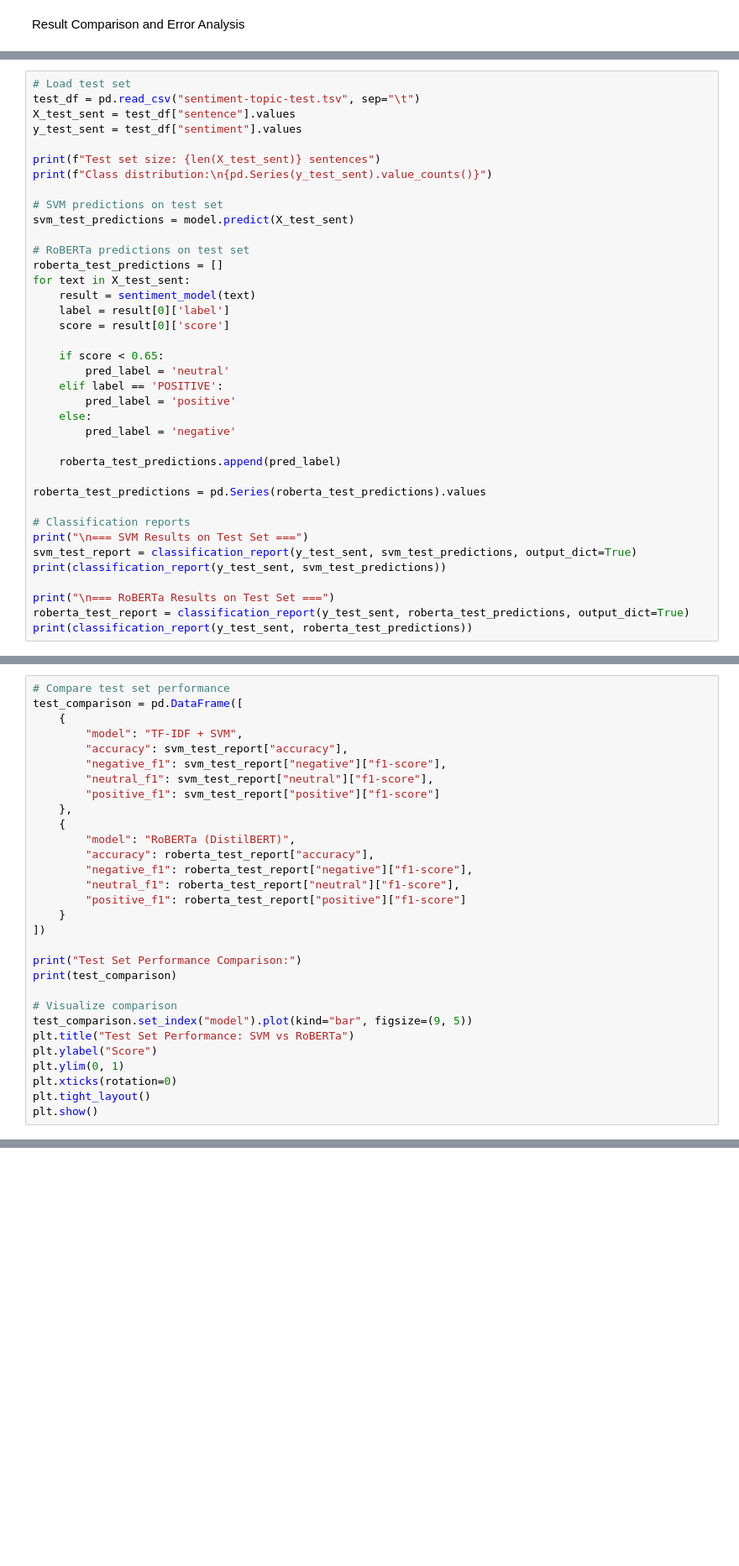
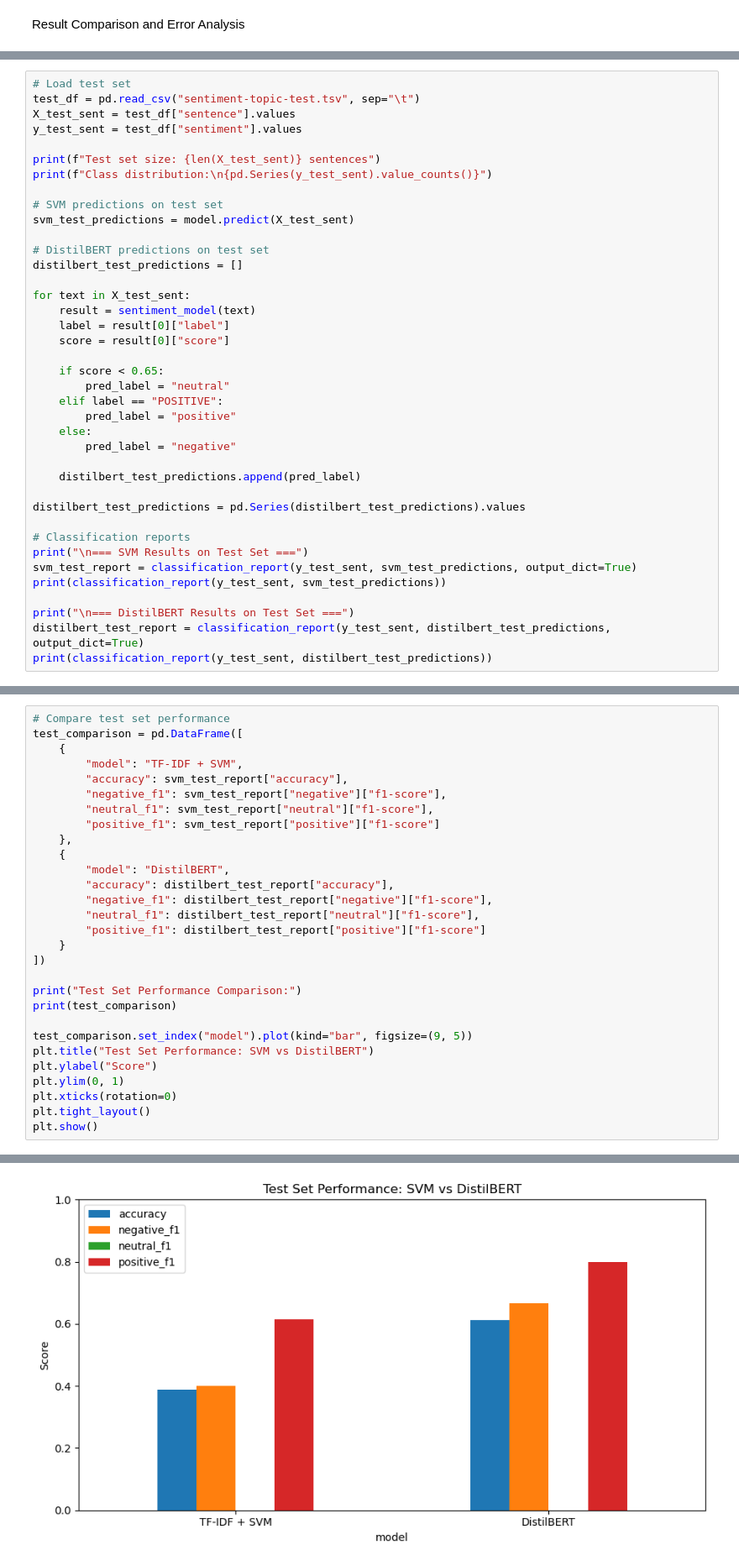
Before and after one commit to bgratz1/TextMiningLab1, a Jupyter notebook: final_project/Final_Project_Text_Mining.ipynb, the cells around one changed output, grey strips where cells are left out. Shown at 84% size. Cells and saved outputs as stored; diff of their text form; blank space fills up the shorter version.

```diff
--- a/final_project/Final_Project_Text_Mining.ipynb
+++ b/final_project/Final_Project_Text_Mining.ipynb
@@ -227,29 +269,30 @@ print(f"Class distribution:\n{pd.Series(y_test_sent).value_counts()}")
 # SVM predictions on test set
 svm_test_predictions = model.predict(X_test_sent)
 
-# RoBERTa predictions on test set
-roberta_test_predictions = []
+# DistilBERT predictions on test set
+distilbert_test_predictions = []
+
 for text in X_test_sent:
     result = sentiment_model(text)
-    label = result[0]['label']
-    score = result[0]['score']
+    label = result[0]["label"]
+    score = result[0]["score"]
 
     if score < 0.65:
-        pred_label = 'neutral'
-    elif label == 'POSITIVE':
-        pred_label = 'positive'
+        pred_label = "neutral"
+    elif label == "POSITIVE":
+        pred_label = "positive"
     else:
-        pred_label = 'negative'
+        pred_label = "negative"
 
-    roberta_test_predictions.append(pred_label)
+    distilbert_test_predictions.append(pred_label)
 
-roberta_test_predictions = pd.Series(roberta_test_predictions).values
+distilbert_test_predictions = pd.Series(distilbert_test_predictions).values
 
 # Classification reports
 print("\n=== SVM Results on Test Set ===")
 svm_test_report = classification_report(y_test_sent, svm_test_predictions, output_dict=True)
 print(classification_report(y_test_sent, svm_test_predictions))
 
-print("\n=== RoBERTa Results on Test Set ===")
-roberta_test_report = classification_report(y_test_sent, roberta_test_predictions, output_dict=True)
-print(classification_report(y_test_sent, roberta_test_predictions))
+print("\n=== DistilBERT Results on Test Set ===")
+distilbert_test_report = classification_report(y_test_sent, distilbert_test_predictions, output_dict=True)
+print(classification_report(y_test_sent, distilbert_test_predictions))
@@ -264,22 +325,22 @@ test_comparison = pd.DataFrame([
         "positive_f1": svm_test_report["positive"]["f1-score"]
     },
     {
-        "model": "RoBERTa (DistilBERT)",
-        "accuracy": roberta_test_report["accuracy"],
-        "negative_f1": roberta_test_report["negative"]["f1-score"],
-        "neutral_f1": roberta_test_report["neutral"]["f1-score"],
-        "positive_f1": roberta_test_report["positive"]["f1-score"]
+        "model": "DistilBERT",
+        "accuracy": distilbert_test_report["accuracy"],
+        "negative_f1": distilbert_test_report["negative"]["f1-score"],
+        "neutral_f1": distilbert_test_report["neutral"]["f1-score"],
+        "positive_f1": distilbert_test_report["positive"]["f1-score"]
     }
 ])
 
 print("Test Set Performance Comparison:")
 print(test_comparison)
 
-# Visualize comparison
 test_comparison.set_index("model").plot(kind="bar", figsize=(9, 5))
-plt.title("Test Set Performance: SVM vs RoBERTa")
+plt.title("Test Set Performance: SVM vs DistilBERT")
 plt.ylabel("Score")
 plt.ylim(0, 1)
 plt.xticks(rotation=0)
 plt.tight_layout()
 plt.show()
+# %% [output]
@@ -286 +351,2 @@ plt.show()
+[figure, added]
 # %%
```
Also changed, not shown: parts of 16 cells of this notebook, 4 other files.
